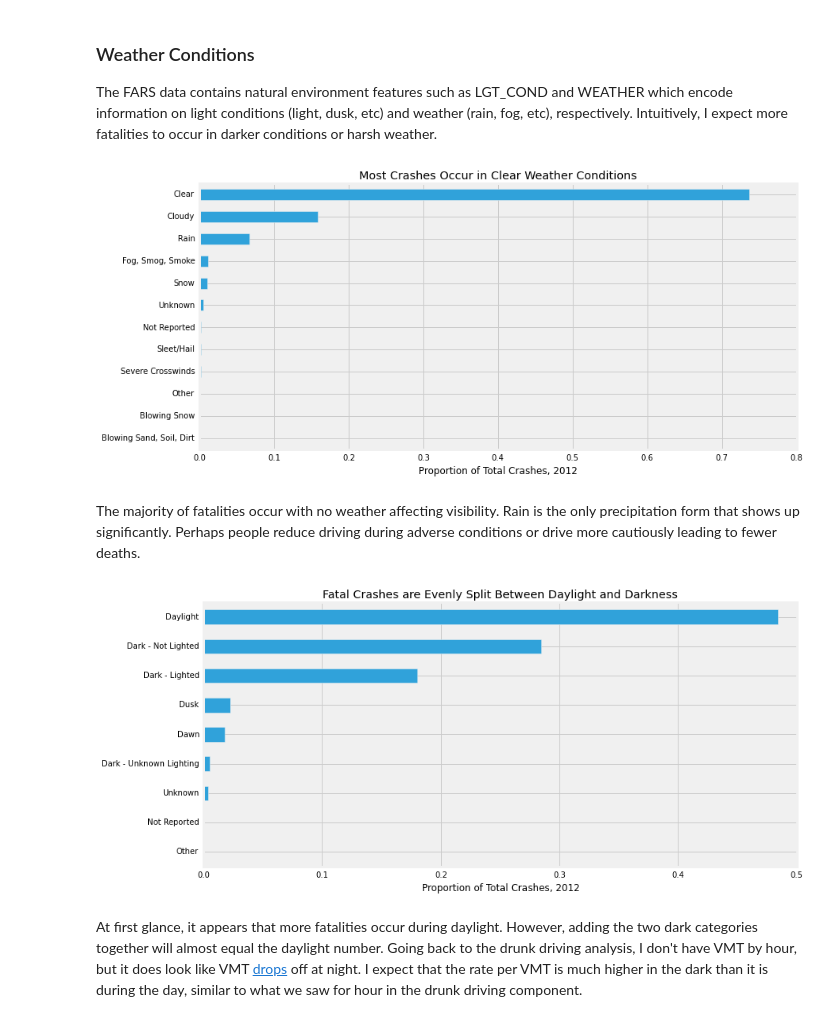
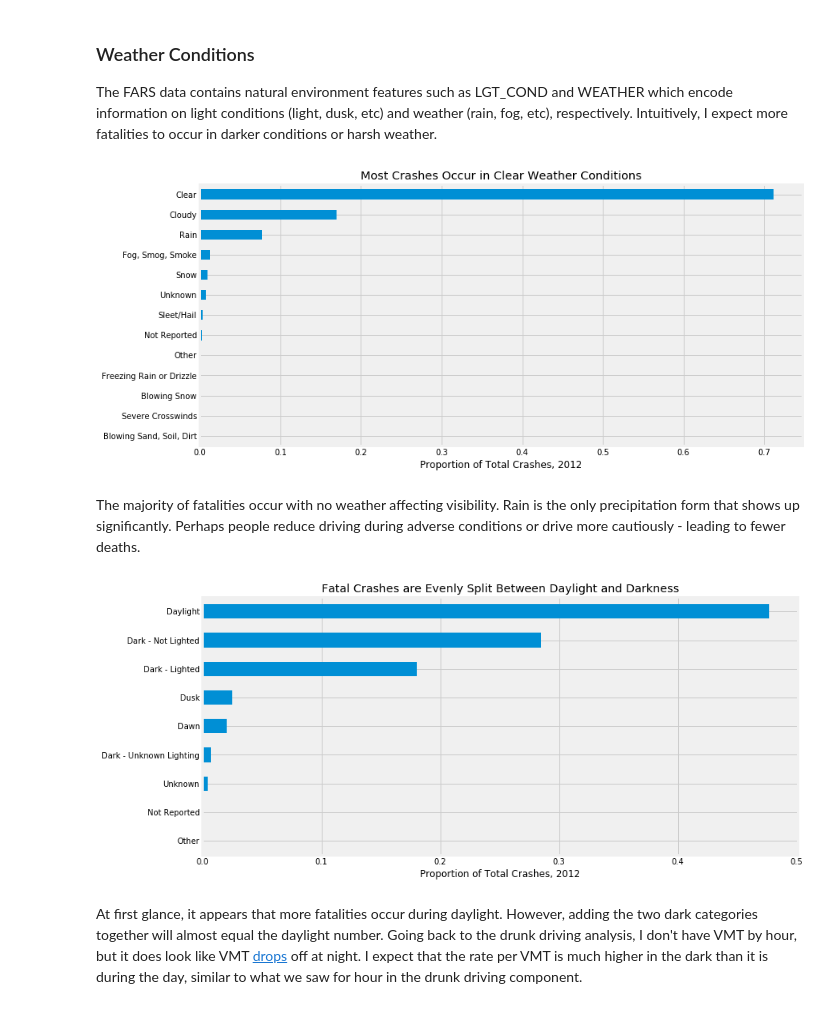
Before and after one commit to benvandyke/us-traffic-fatalities, a Jupyter notebook: Traffic-Fatalities-Analysis.ipynb, the cells around one changed output. Saved outputs shown, nothing was run; the diff lists cells and outputs as text; code cells hidden in the pictures.

```diff
--- a/Traffic-Fatalities-Analysis.ipynb
+++ b/Traffic-Fatalities-Analysis.ipynb
@@ -30 +25,10 @@ I adopted Nick's approach and used the [dbfpy](http://dbfpy.sourceforge.net/) li
+# %%
+output = StringIO.StringIO()
+output.write(urllib.urlopen('ftp://ftp.nhtsa.dot.gov/FARS/2015/National/FARS2015NationalCSV.zip').read())
+fars_zip = zipfile.ZipFile(output)
+
+fars_zip.extract('accident.csv')
+
+# Read the data file into a pandas DataFrame
+df_fatality = pd.read_csv('accident.csv')
 # %% [markdown]
@@ -224,38 +220,38 @@ As you might expect, drunk driving fatalities peak substantially on the weekends
 
 The FARS data contains natural environment features such as LGT_COND and WEATHER which encode information on light conditions (light, dusk, etc) and weather (rain, fog, etc), respectively. Intuitively, I expect more fatalities to occur in darker conditions or harsh weather.
 # %%
-weather_group = fatality_frame.groupby(['WEATHER']).sum()['FATALS']
+weather_group = df_fatality.groupby(['WEATHER']).sum()['FATALS']
 labels = ['Clear', 'Rain', 'Sleet/Hail', 'Snow', 'Fog, Smog, Smoke',
           'Severe Crosswinds', 'Blowing Sand, Soil, Dirt', 'Other',
-          'Cloudy', 'Blowing Snow', 'Not Reported', 'Unknown']
+          'Cloudy', 'Blowing Snow', 'Freezing Rain or Drizzle', 'Not Reported', 'Unknown']
 weather_group.index = labels
 
-(weather_group.order() / weather_group.sum()).plot(kind='barh')
+(weather_group.sort_values() / weather_group.sum()).plot(kind='barh')
 
 plt.title('Most Crashes Occur in Clear Weather Conditions')
 plt.xlabel('Proportion of Total Crashes, 2012')
 
 plt.show()
 # %% [output]
-[figure, old version]
+[figure, new version]
 # %% [markdown]
-The majority of fatalities occur with no weather affecting visibility. Rain is the only precipitation form that shows up significantly. Perhaps people reduce driving during adverse conditions or drive more cautiously leading to fewer deaths.
+The majority of fatalities occur with no weather affecting visibility. Rain is the only precipitation form that shows up significantly. Perhaps people reduce driving during adverse conditions or drive more cautiously - leading to fewer deaths.
 # %%
 # pandas groupby on LGT_COND column
-light_group = fatality_frame.groupby(['LGT_COND']).sum()['FATALS']
+light_group = df_fatality.groupby(['LGT_COND']).sum()['FATALS']
 labels = ['Daylight','Dark - Not Lighted', 'Dark - Lighted',
           'Dawn', 'Dusk', 'Dark - Unknown Lighting', 'Other',
           'Not Reported', 'Unknown']
 light_group.index = labels
 
-(light_group.order() /  light_group.sum()).plot(kind='barh')
+(light_group.sort_values() /  light_group.sum()).plot(kind='barh')
 
 plt.title('Fatal Crashes are Evenly Split Between Daylight and Darkness')
 plt.xlabel('Proportion of Total Crashes, 2012')
 
 plt.show()
 # %% [output]
-[figure, old version]
+[figure, new version]
 # %% [markdown]
 At first glance, it appears that more fatalities occur during daylight. However, adding the two dark categories together will almost equal the daylight number. Going back to the drunk driving analysis, I don't have VMT by hour, but it does look like VMT [drops](http://www.fhwa.dot.gov/policyinformation/pubs/hf/pl11028/chapter4.cfm#fig48) off at night. I expect that the rate per VMT is much higher in the dark than it is during the day, similar to what we saw for hour in the drunk driving component.
 # %% [markdown]
```
Also changed, not shown: parts of 23 cells of this notebook, 3 other files.
